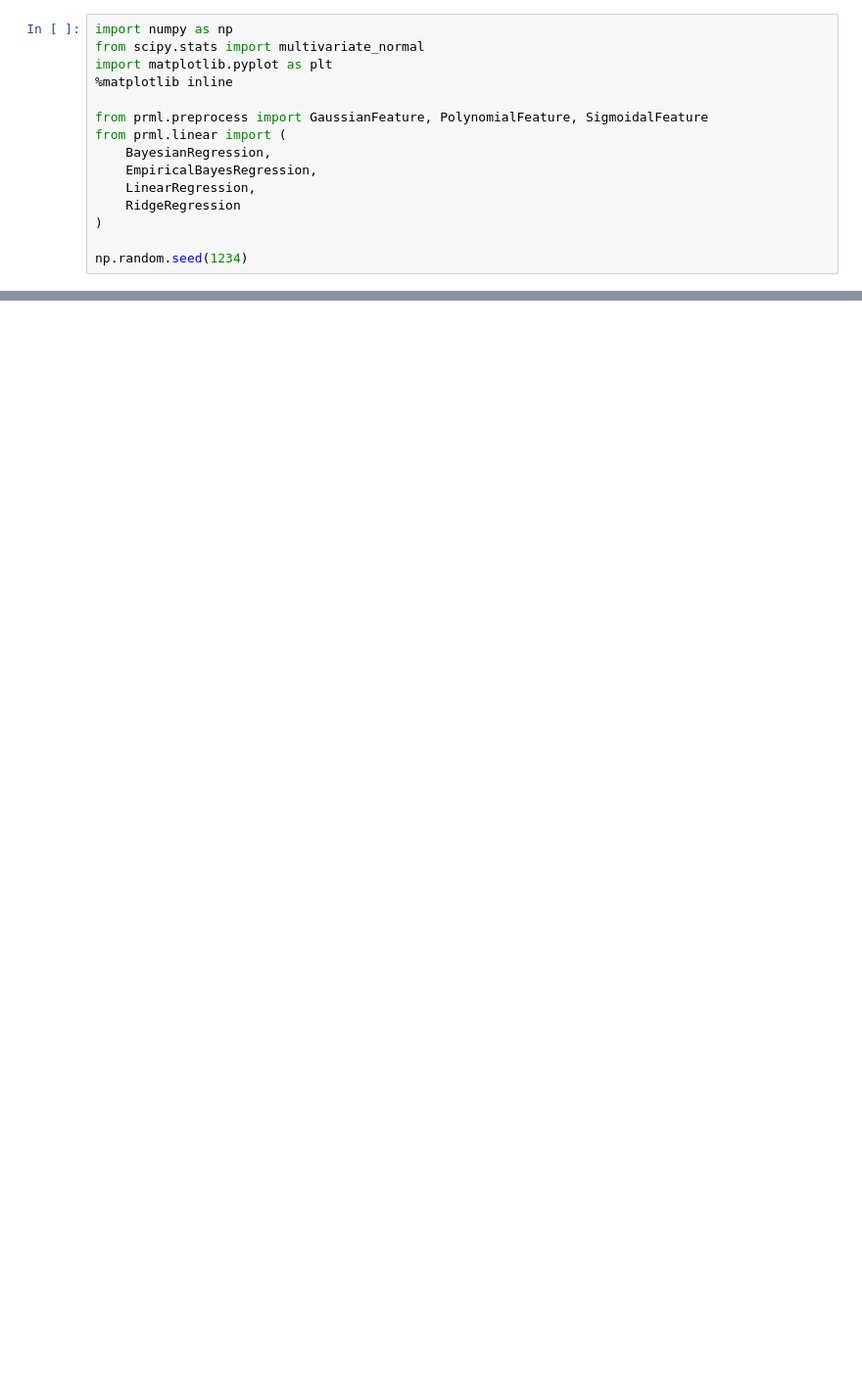
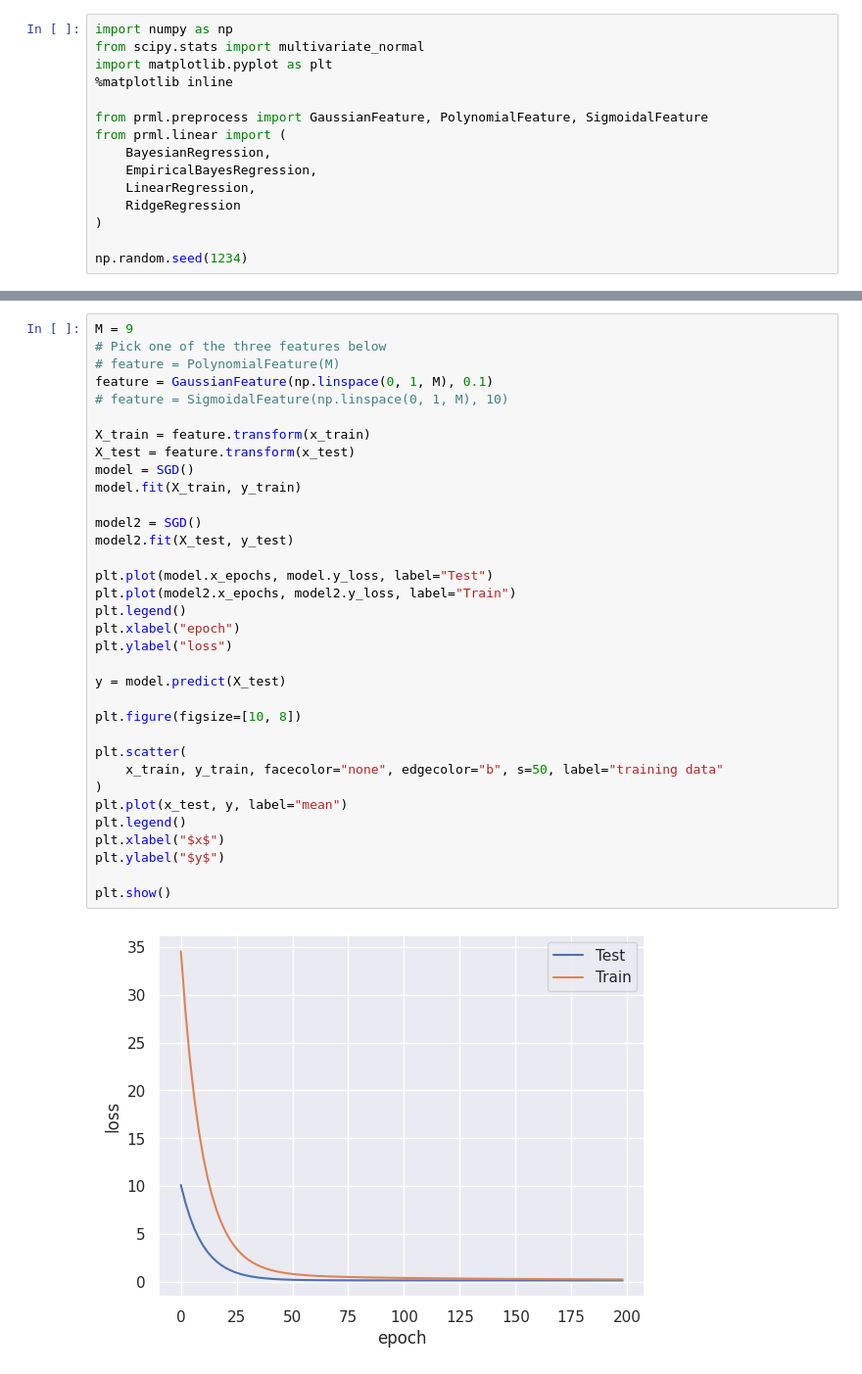
Before and after one commit to etcetetera/CS370-101, a Jupyter notebook: assignments/assignment-1b/a1b.ipynb, the cells around one changed output, grey strips where cells are left out. Shown at 98% size. Drawn from its saved outputs; the diff is of its cells as text; blank space fills up the shorter version.

```diff
--- a/assignments/assignment-1b/a1b.ipynb
+++ b/assignments/assignment-1b/a1b.ipynb
@@ -59,0 +101,36 @@ plt.show()
+# %%
+M = 9
+# Pick one of the three features below
+# feature = PolynomialFeature(M)
+feature = GaussianFeature(np.linspace(0, 1, M), 0.1)
+# feature = SigmoidalFeature(np.linspace(0, 1, M), 10)
+
+X_train = feature.transform(x_train)
+X_test = feature.transform(x_test)
+model = SGD()
+model.fit(X_train, y_train)
+
+model2 = SGD()
+model2.fit(X_test, y_test)
+
+plt.plot(model.x_epochs, model.y_loss, label="Test")
+plt.plot(model2.x_epochs, model2.y_loss, label="Train")
+plt.legend()
+plt.xlabel("epoch")
+plt.ylabel("loss")
+
+y = model.predict(X_test)
+
+plt.figure(figsize=[10, 8])
+
+plt.scatter(
+    x_train, y_train, facecolor="none", edgecolor="b", s=50, label="training data"
+)
+plt.plot(x_test, y, label="mean")
+plt.legend()
+plt.xlabel("$x$")
+plt.ylabel("$y$")
+
+plt.show()
+# %% [output]
+[figure, added]
```
Also changed, not shown: parts of 6 cells of this notebook.
